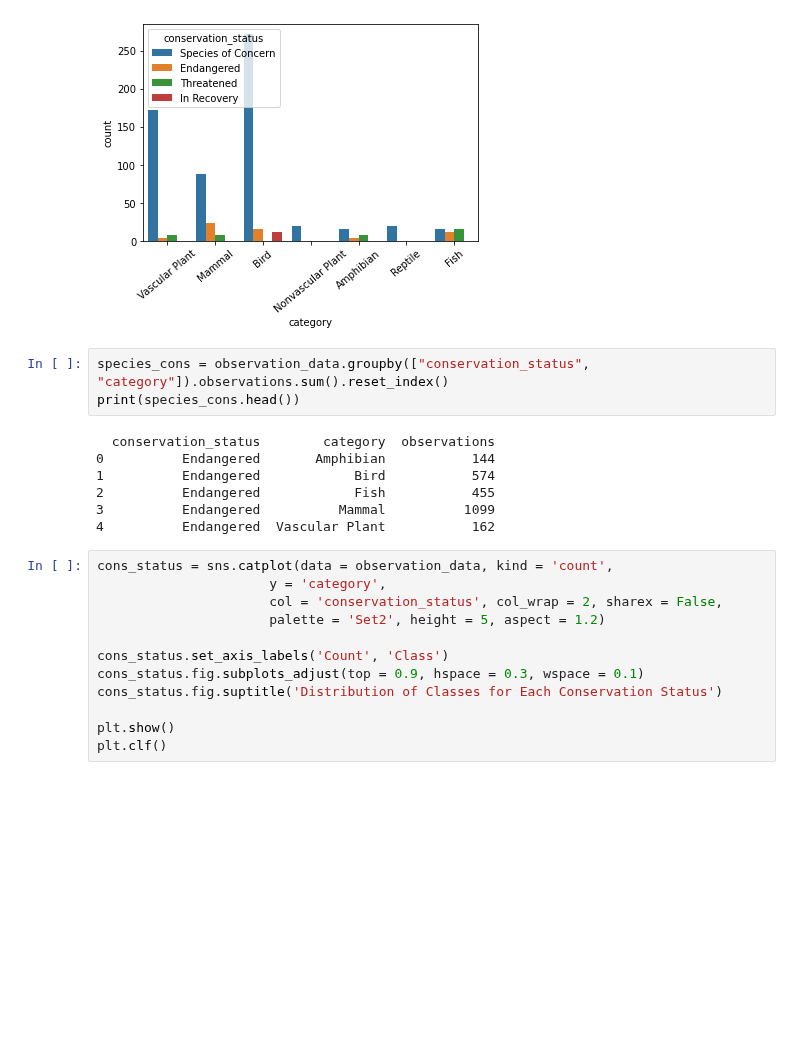
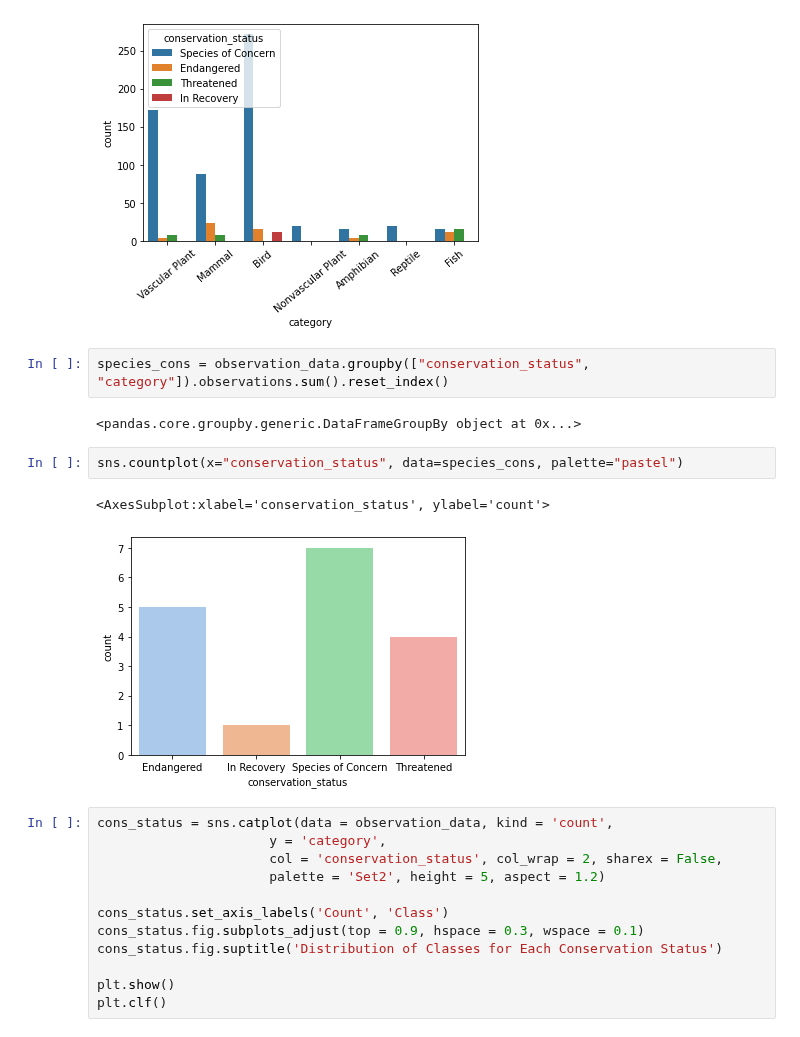
Before and after one commit to cacaprog/Exercises, a Jupyter notebook: Biodiversity/biodiversity.ipynb, the cells around one changed output. Cells and saved outputs as stored; diff of their text form; blank space fills up the shorter version.

```diff
--- a/Biodiversity/biodiversity.ipynb
+++ b/Biodiversity/biodiversity.ipynb
@@ -278,14 +278,13 @@ plt.xticks(rotation=40)
 [figure]
 # %%
 species_cons = observation_data.groupby(["conservation_status", "category"]).observations.sum().reset_index()
-print(species_cons.head())
 # %% [output]
-  conservation_status        category  observations
-0          Endangered       Amphibian           144
-1          Endangered            Bird           574
-2          Endangered            Fish           455
-3          Endangered          Mammal          1099
-4          Endangered  Vascular Plant           162
+<pandas.core.groupby.generic.DataFrameGroupBy object at 0x...>
+# %%
+sns.countplot(x="conservation_status", data=species_cons, palette="pastel")
+# %% [output]
+<AxesSubplot:xlabel='conservation_status', ylabel='count'>
+[figure, added]
 # %%
 cons_status = sns.catplot(data = observation_data, kind = 'count',
                       y = 'category',
```
Also changed, not shown: parts of 5 cells of this notebook, 1 other file.
